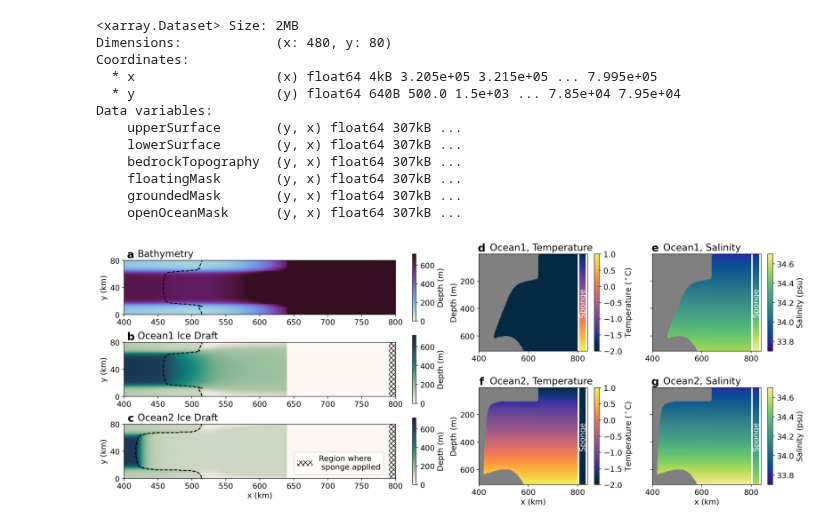
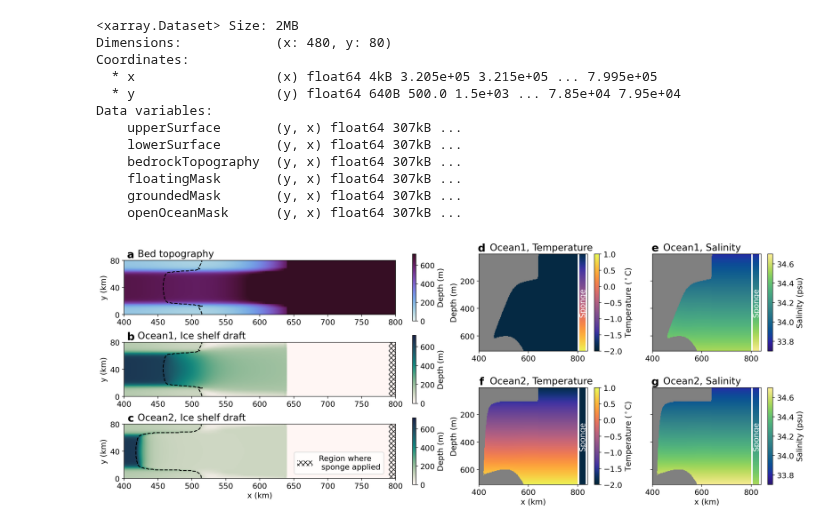
Before and after one commit to misomip/isomip-plus, a Jupyter notebook: figures/Fig1.ipynb, the cells around one changed output. Cells and saved outputs as stored; diff of their text form; code cells hidden in the pictures.

Commit message:
Fix names of titles in Fig1

```diff
--- a/figures/Fig1.ipynb
+++ b/figures/Fig1.ipynb
@@ -82,7 +82,7 @@ ax0.contour(
 ax0.set_xlim(xlim)
 mesh.axes.set_aspect('equal')
 plt.colorbar(mesh, ax = ax0, label = 'Depth (m)')
-ax0.set_title('Bathymetry', fontsize = 16,ha='left', x=0.05)
+ax0.set_title('Bed topography', fontsize = 16,ha='left', x=0.05)
 ax0.text(0.025,1.1,'a',horizontalalignment='center', fontweight='bold',
      verticalalignment='center',transform=ax0.transAxes, fontsize = 18)
 
@@ -97,7 +97,7 @@ ax1.set_xlim(xlim)
 mesh.axes.set_aspect('equal')
 plt.colorbar(mesh, ax = ax1, label = 'Depth (m)')
 
-ax1.set_title('Ocean1 Ice Draft', fontsize = 16, ha='left', x=0.05)
+ax1.set_title('Ocean1, Ice shelf draft', fontsize = 16, ha='left', x=0.05)
 ax1.text(0.025,1.1,'b',horizontalalignment='center', fontweight='bold',
      verticalalignment='center',transform=ax1.transAxes, fontsize = 18)
 ax1.fill_between([790,800],0,80, color = None, cmap = None,hatch = 'xxx',alpha = 0)
@@ -112,7 +112,7 @@ ax2.contour(
 ax2.set_xlim(xlim)
 mesh.axes.set_aspect('equal')
 plt.colorbar(mesh, ax = ax2, label = 'Depth (m)')
-ax2.set_title('Ocean2 Ice Draft', fontsize = 16, ha='left', x=0.05)
+ax2.set_title('Ocean2, Ice shelf draft', fontsize = 16, ha='left', x=0.05)
 ax2.text(0.025,1.1,'c',horizontalalignment='center', fontweight='bold',
      verticalalignment='center',transform=ax2.transAxes, fontsize = 18)
 ls = ax2.fill_between([790,800],0,80, color = None, cmap = None,hatch = 'xxx',alpha = 0)
@@ -201,31 +201,31 @@ ax6.set_title('Ocean2, Salinity', fontsize = 16,ha='left', x=0.1)
 ax6.text(0.025,1.06,'g',horizontalalignment='center', fontweight='bold',
      verticalalignment='center',transform=ax6.transAxes, fontsize = 18)
 
 
 ax3.set_ylim(710,5)
 ax4.set_ylim(710,5)
 ax5.set_ylim(710,5)
 ax6.set_ylim(710,5)
 
 
 ax3.set_ylabel('Depth (m)')
 ax5.set_ylabel('Depth (m)')
 ax4.set_yticklabels('')
 ax6.set_yticklabels('')
 
 ax2.set_xlabel('x (km)')
 ax5.set_xlabel('x (km)')
 ax6.set_xlabel('x (km)')
 
 ax0.set_ylabel('y (km)')
 ax1.set_ylabel('y (km)')
 ax2.set_ylabel('y (km)')
 
 ax0.set_yticks([0,40,80])
 ax1.set_yticks([0,40,80])
 ax2.set_yticks([0,40,80])
 
 fig.subplots_adjust(wspace = 0.1, hspace = 0.7)
 # data.iceDraft.isel(nTime=0).
 # %% [output]
-[figure, old version]
+[figure, new version]
```
